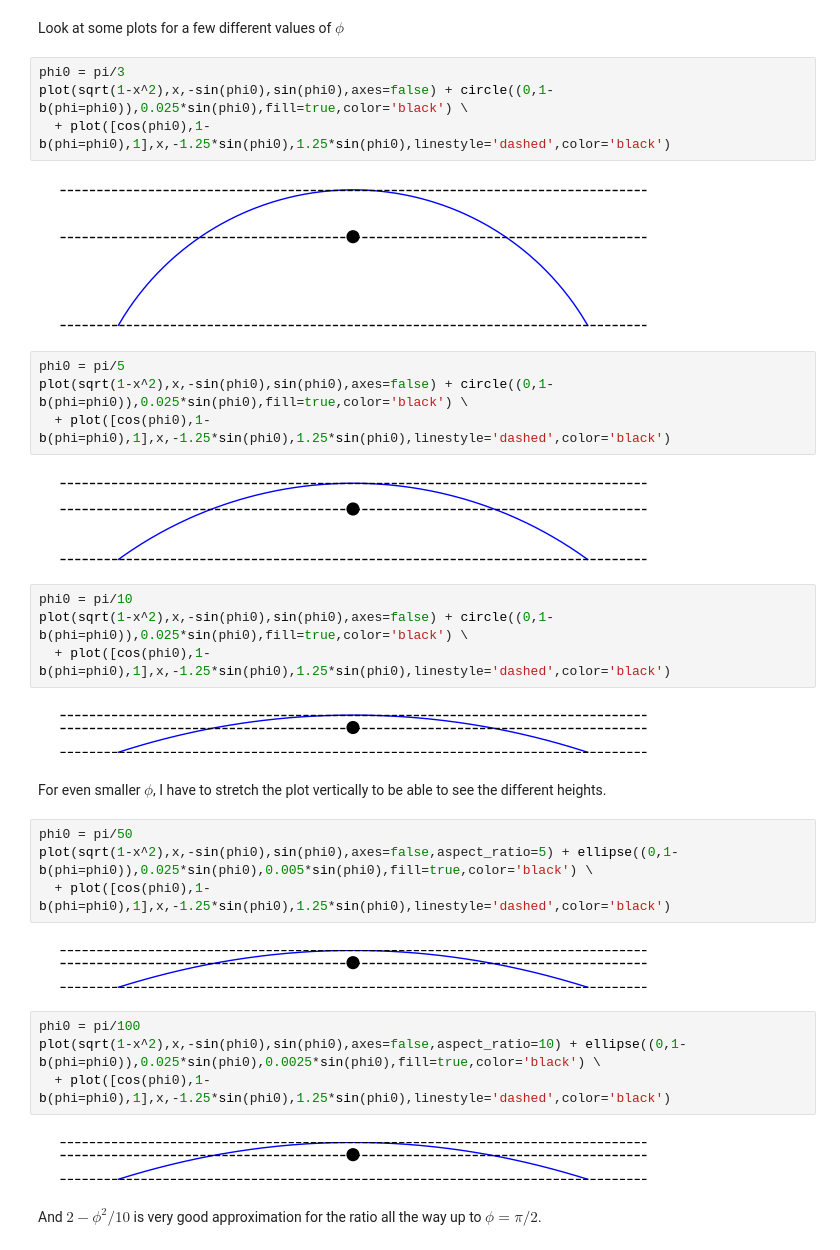
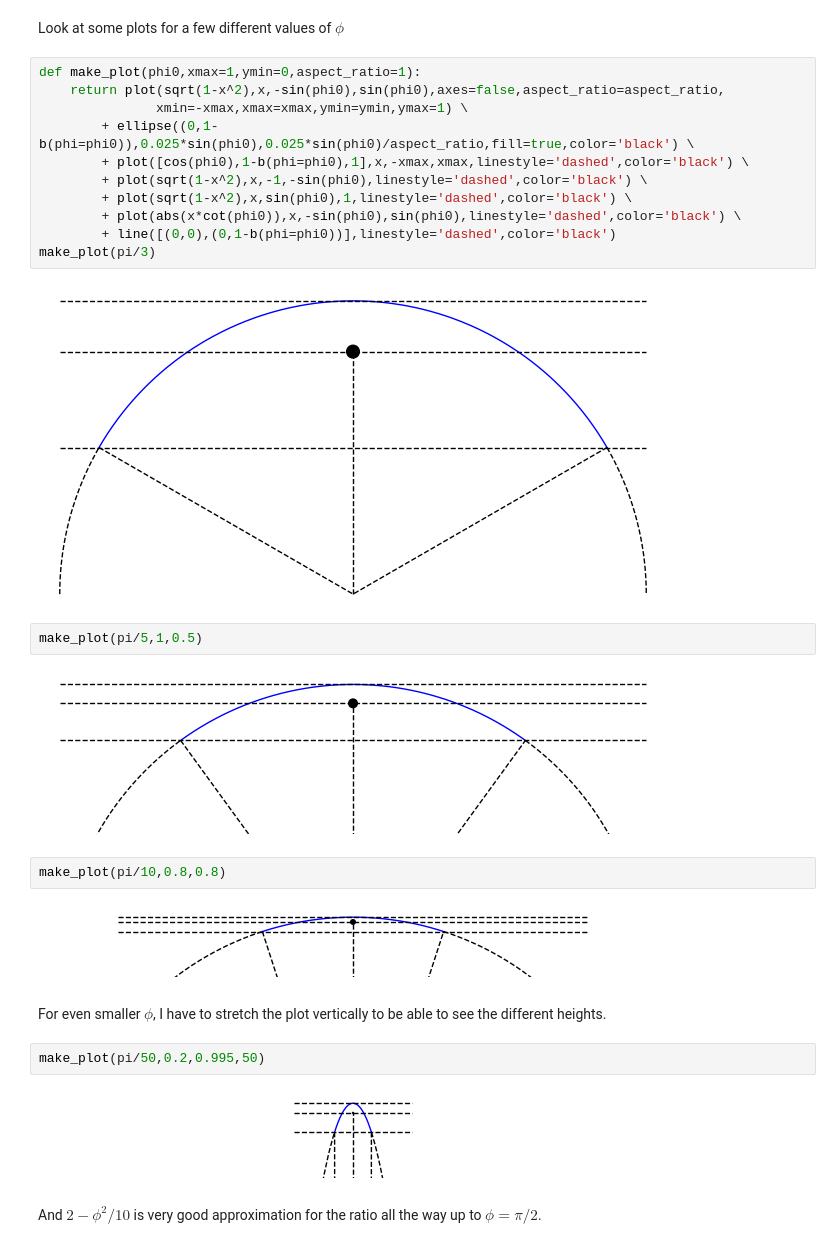
Before and after one commit to qpliu/sunday-puzzle, a Jupyter notebook: riddler/2024/20240816.ipynb, the cells around one changed output. Cells and saved outputs as stored; diff of their text form.

```diff
--- a/riddler/2024/20240816.ipynb
+++ b/riddler/2024/20240816.ipynb
@@ -78,38 +78,33 @@ plot((a/b).simplify_full(), phi, 0, 1e-6)
 # %% [markdown]
 Look at some plots for a few different values of $\phi$
 # %%
-phi0 = pi/3
-plot(sqrt(1-x^2),x,-sin(phi0),sin(phi0),axes=false) + circle((0,1-b(phi=phi0)),0.025*sin(phi0),fill=true,color='black') \
-  + plot([cos(phi0),1-b(phi=phi0),1],x,-1.25*sin(phi0),1.25*sin(phi0),linestyle='dashed',color='black')
+def make_plot(phi0,xmax=1,ymin=0,aspect_ratio=1):
+    return plot(sqrt(1-x^2),x,-sin(phi0),sin(phi0),axes=false,aspect_ratio=aspect_ratio,
+               xmin=-xmax,xmax=xmax,ymin=ymin,ymax=1) \
+        + ellipse((0,1-b(phi=phi0)),0.025*sin(phi0),0.025*sin(phi0)/aspect_ratio,fill=true,color='black') \
+        + plot([cos(phi0),1-b(phi=phi0),1],x,-xmax,xmax,linestyle='dashed',color='black') \
+        + plot(sqrt(1-x^2),x,-1,-sin(phi0),linestyle='dashed',color='black') \
+        + plot(sqrt(1-x^2),x,sin(phi0),1,linestyle='dashed',color='black') \
+        + plot(abs(x*cot(phi0)),x,-sin(phi0),sin(phi0),linestyle='dashed',color='black') \
+        + line([(0,0),(0,1-b(phi=phi0))],linestyle='dashed',color='black')
+make_plot(pi/3)
 # %% [output]
-[figure, old version]
+[figure, new version]
 # %%
-phi0 = pi/5
-plot(sqrt(1-x^2),x,-sin(phi0),sin(phi0),axes=false) + circle((0,1-b(phi=phi0)),0.025*sin(phi0),fill=true,color='black') \
-  + plot([cos(phi0),1-b(phi=phi0),1],x,-1.25*sin(phi0),1.25*sin(phi0),linestyle='dashed',color='black')
+make_plot(pi/5,1,0.5)
 # %% [output]
-[figure, old version]
+[figure, new version]
 # %%
-phi0 = pi/10
-plot(sqrt(1-x^2),x,-sin(phi0),sin(phi0),axes=false) + circle((0,1-b(phi=phi0)),0.025*sin(phi0),fill=true,color='black') \
-  + plot([cos(phi0),1-b(phi=phi0),1],x,-1.25*sin(phi0),1.25*sin(phi0),linestyle='dashed',color='black')
+make_plot(pi/10,0.8,0.8)
 # %% [output]
-[figure, old version]
+[figure, new version]
 # %% [markdown]
 For even smaller $\phi$, I have to stretch the plot vertically to be able to see the
 different heights.
 # %%
-phi0 = pi/50
-plot(sqrt(1-x^2),x,-sin(phi0),sin(phi0),axes=false,aspect_ratio=5) + ellipse((0,1-b(phi=phi0)),0.025*sin(phi0),0.005*sin(phi0),fill=true,color='black') \
-  + plot([cos(phi0),1-b(phi=phi0),1],x,-1.25*sin(phi0),1.25*sin(phi0),linestyle='dashed',color='black')
+make_plot(pi/50,0.2,0.995,50)
 # %% [output]
-[figure, old version]
+[figure, new version]
-# %%
-phi0 = pi/100
-plot(sqrt(1-x^2),x,-sin(phi0),sin(phi0),axes=false,aspect_ratio=10) + ellipse((0,1-b(phi=phi0)),0.025*sin(phi0),0.0025*sin(phi0),fill=true,color='black') \
-  + plot([cos(phi0),1-b(phi=phi0),1],x,-1.25*sin(phi0),1.25*sin(phi0),linestyle='dashed',color='black')
-# %% [output]
-[figure, removed]
 # %% [markdown]
 And $2-\phi^2/10$ is very good approximation for the ratio all the way up to $\phi=\pi/2$.
 # %%
```
Also changed, not shown: parts of 9 cells of this notebook.
